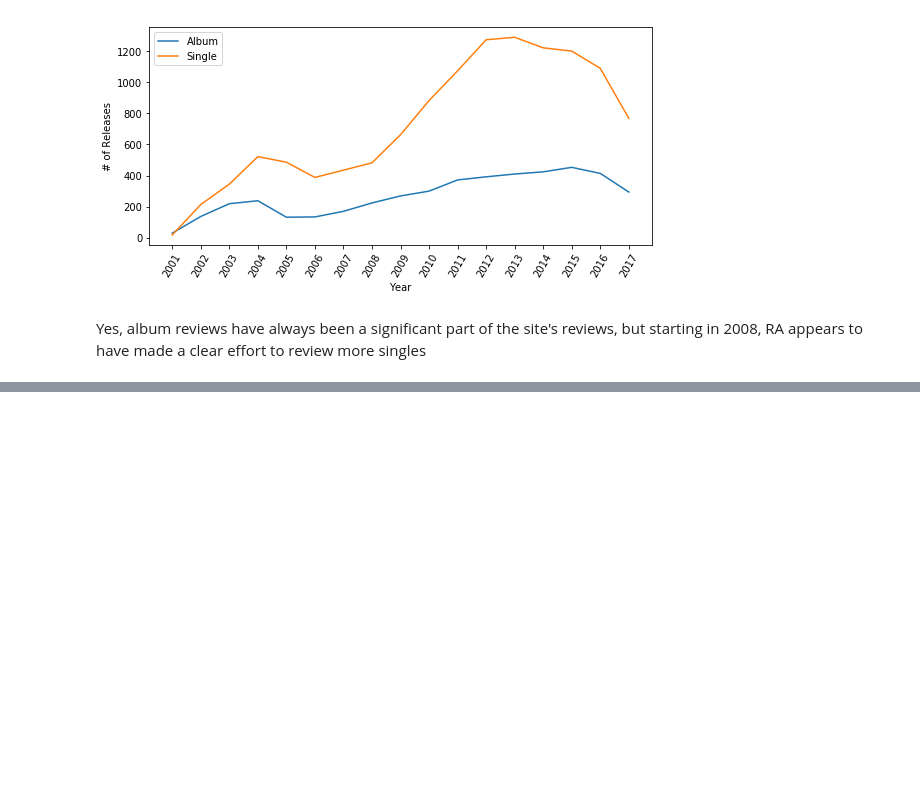
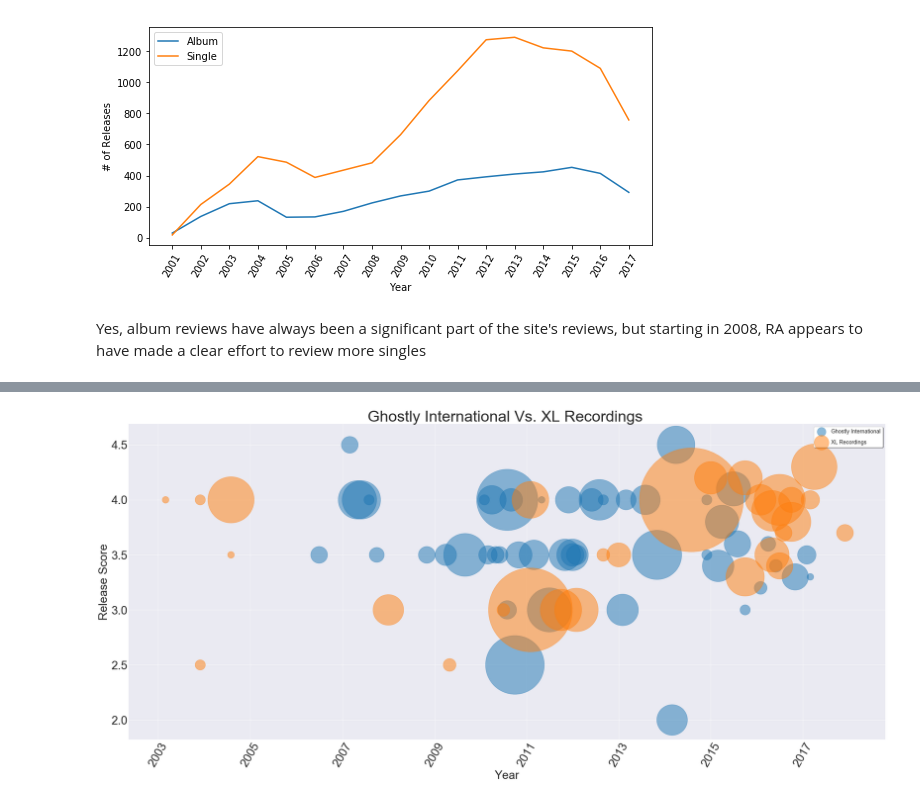
Before and after one commit to Sandy4321/RAReviewsData, a Jupyter notebook: RAanalysis.ipynb, the cells around one changed output, grey strips where cells are left out. Cells and saved outputs as stored; diff of their text form; code cells hidden in the pictures; blank space fills up the shorter version.

```diff
--- a/RAanalysis.ipynb
+++ b/RAanalysis.ipynb
@@ -150,7 +297,7 @@ def LabelRatingStats(labels_to_search,show_releases=True):
     #create annotations
     if show_releases:
         for i,txt in enumerate(releases):
-            plt.annotate(releases[i].decode('utf-8'),
+            plt.annotate(str(releases[i]).decode('utf-8'),
                      (dates[i] ,label_results.rating.iloc[i] + 0.01),
                      rotation=7,size=10
                     )
@@ -174,17 +321,3 @@ def LabelRatingStats(labels_to_search,show_releases=True):
                fontsize=14)
     plt.title(title,size=40)
     plt.show()
-
-
-#figure controls
-
-sns.set_style("darkgrid")
-plt.figure(figsize=(35,15))
-
-
-########
-
-LabelRatingStats(["Whities","The Bunker New York"],show_releases=True)
-# LabelRatingStats(['Ghostly International',"XL Recordings"],show_releases=False)
-# LabelRatingStats("Giegling")
-# LabelRatingStats("Warp Records")
@@ -192,0 +328,11 @@ LabelRatingStats(["Whities","The Bunker New York"],show_releases=True)
+# %%
+#figure controls
+
+sns.set_style("darkgrid")
+plt.figure(figsize=(35,15))
+
+
+########
+LabelRatingStats(['Ghostly International',"XL Recordings"],show_releases=False)
+# %% [output]
+[figure, added]
```
Also changed, not shown: parts of 50 cells of this notebook.
